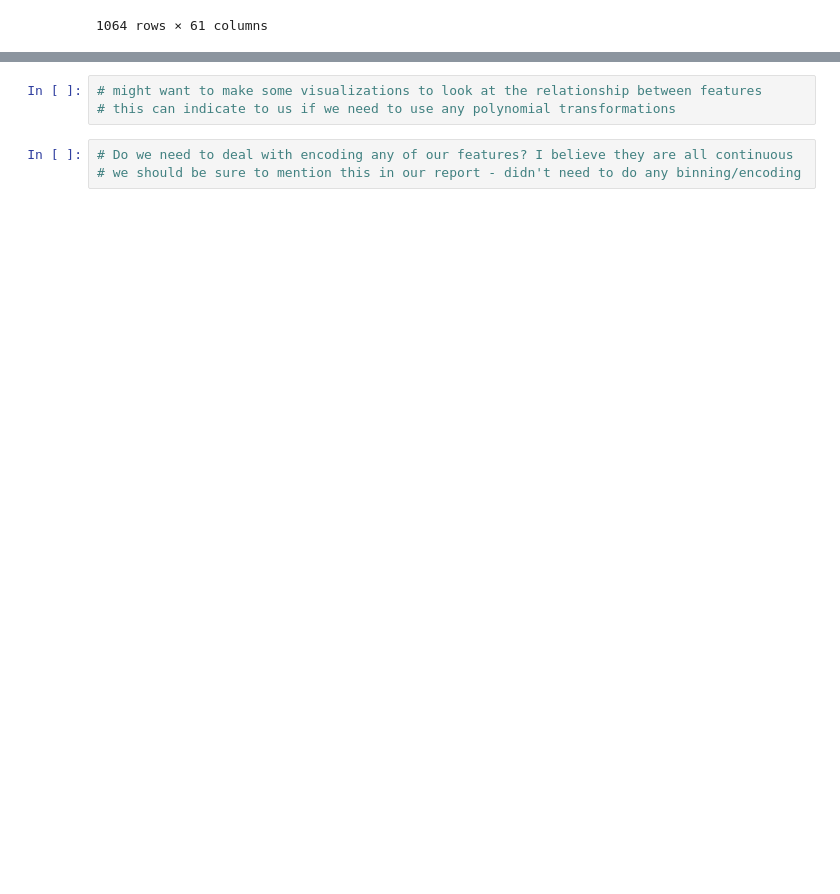
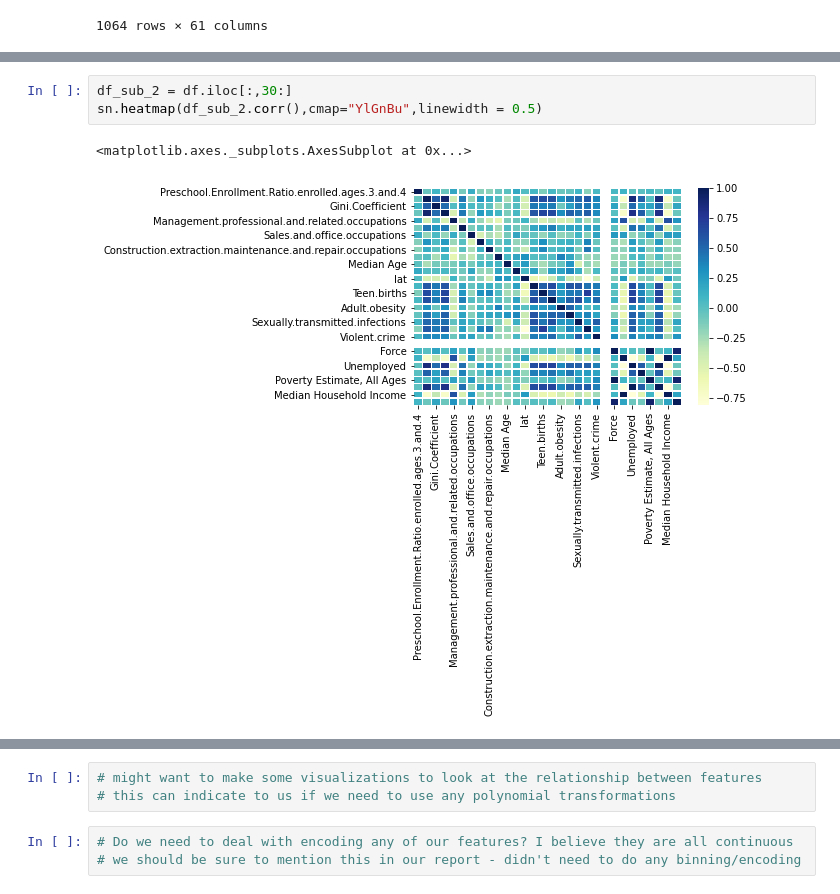
Before and after one commit to eweed001/ORIE-4741-Project, a Jupyter notebook: Data Cleaning and Manipulating.ipynb, the cells around one changed output, grey strips where cells are left out. Saved outputs shown, nothing was run; the diff lists cells and outputs as text; blank space fills up the shorter version.

```diff
--- a/Data Cleaning and Manipulating.ipynb
+++ b/Data Cleaning and Manipulating.ipynb
@@ -593,0 +651,6 @@ df.head()
+# %%
+df_sub_2 = df.iloc[:,30:]
+sn.heatmap(df_sub_2.corr(),cmap="YlGnBu",linewidth = 0.5)
+# %% [output]
+<matplotlib.axes._subplots.AxesSubplot at 0x...>
+[figure, added]
```
Also changed, not shown: parts of 17 cells of this notebook.
